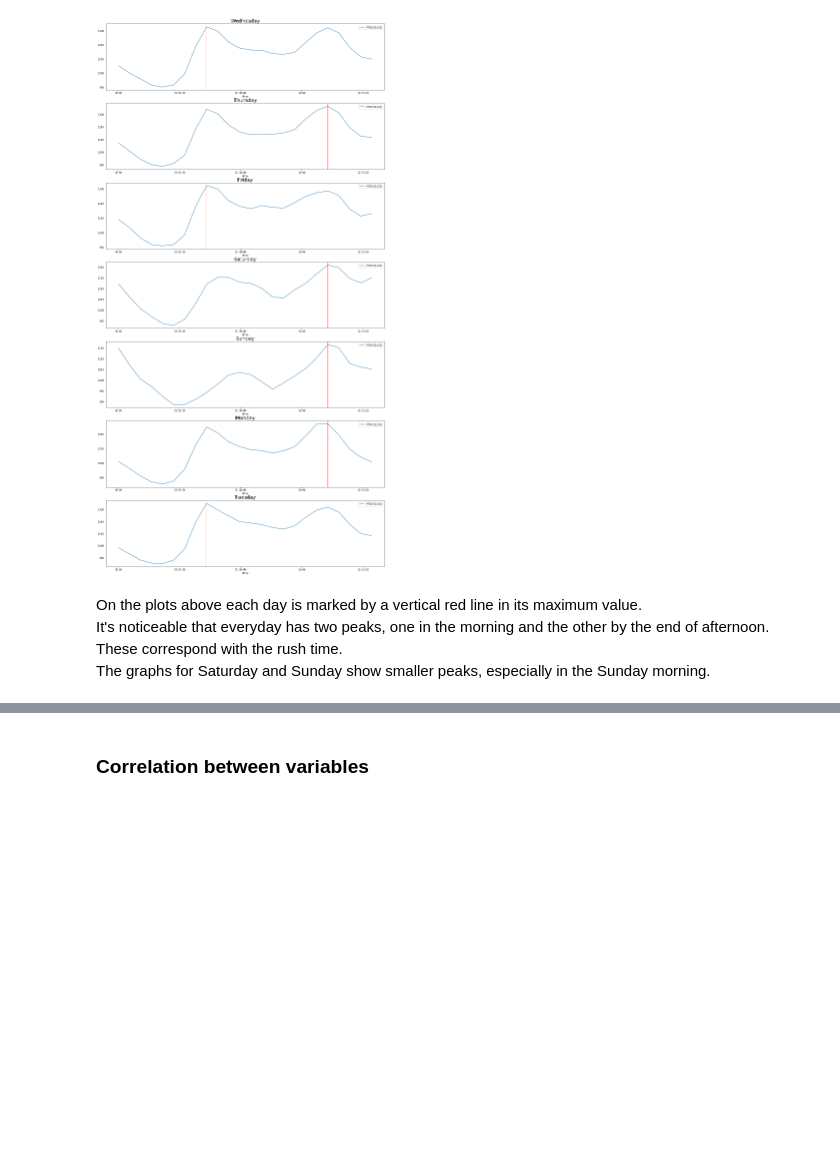
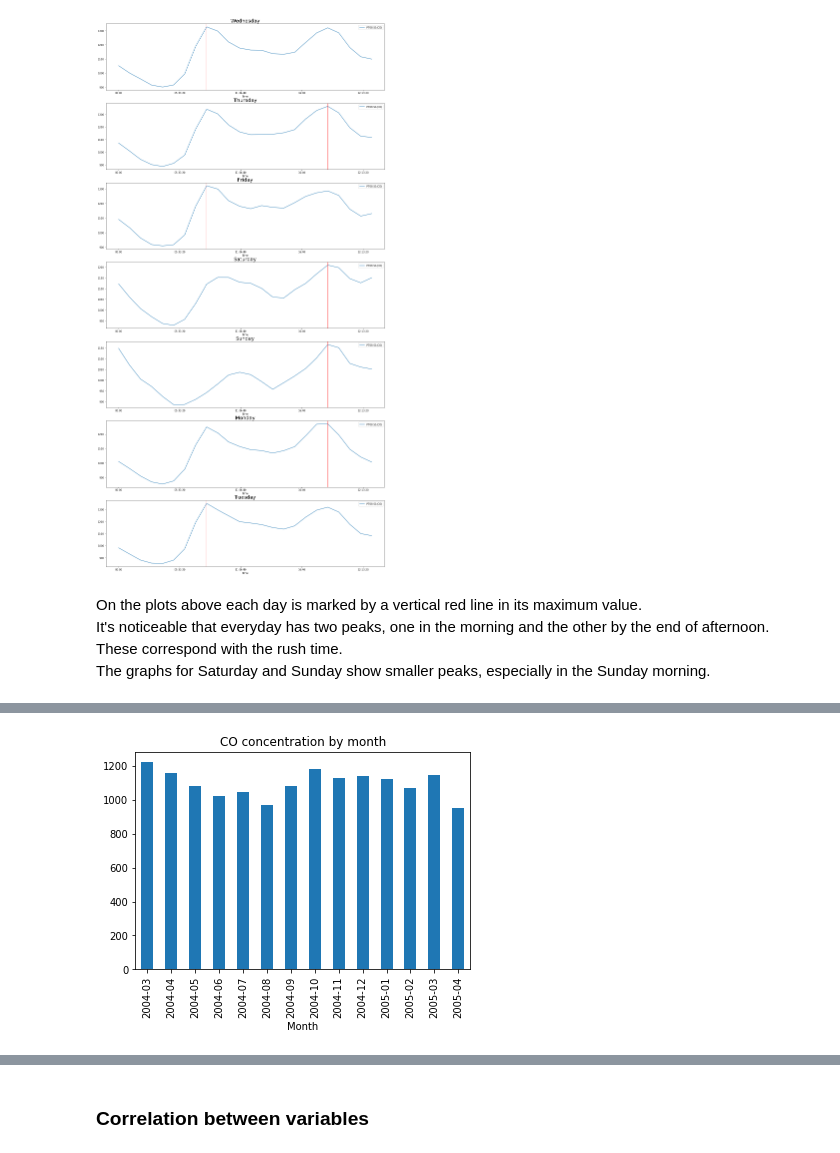
Before and after one commit to elisiojsj/Data-Science, a Jupyter notebook: CO_concentration-analysis.ipynb, the cells around one changed output, grey strips where cells are left out. Drawn from its saved outputs; the diff is of its cells as text; code cells hidden in the pictures; blank space fills up the shorter version.

```diff
--- a/CO_concentration-analysis.ipynb
+++ b/CO_concentration-analysis.ipynb
@@ -257,0 +271,7 @@ The graphs for Saturday and Sunday show smaller peaks, especially in the Sunday
+# %%
+# Print the mean of CO concentration by the month
+month_grp = df.groupby(['Month'])
+month_grp['PT08.S1(CO)'].mean().plot.bar(sort_columns=True).set_title('CO concentration by month')
+plt.show()
+# %% [output]
+[figure, added]
```
Also changed, not shown: parts of 10 cells of this notebook.
